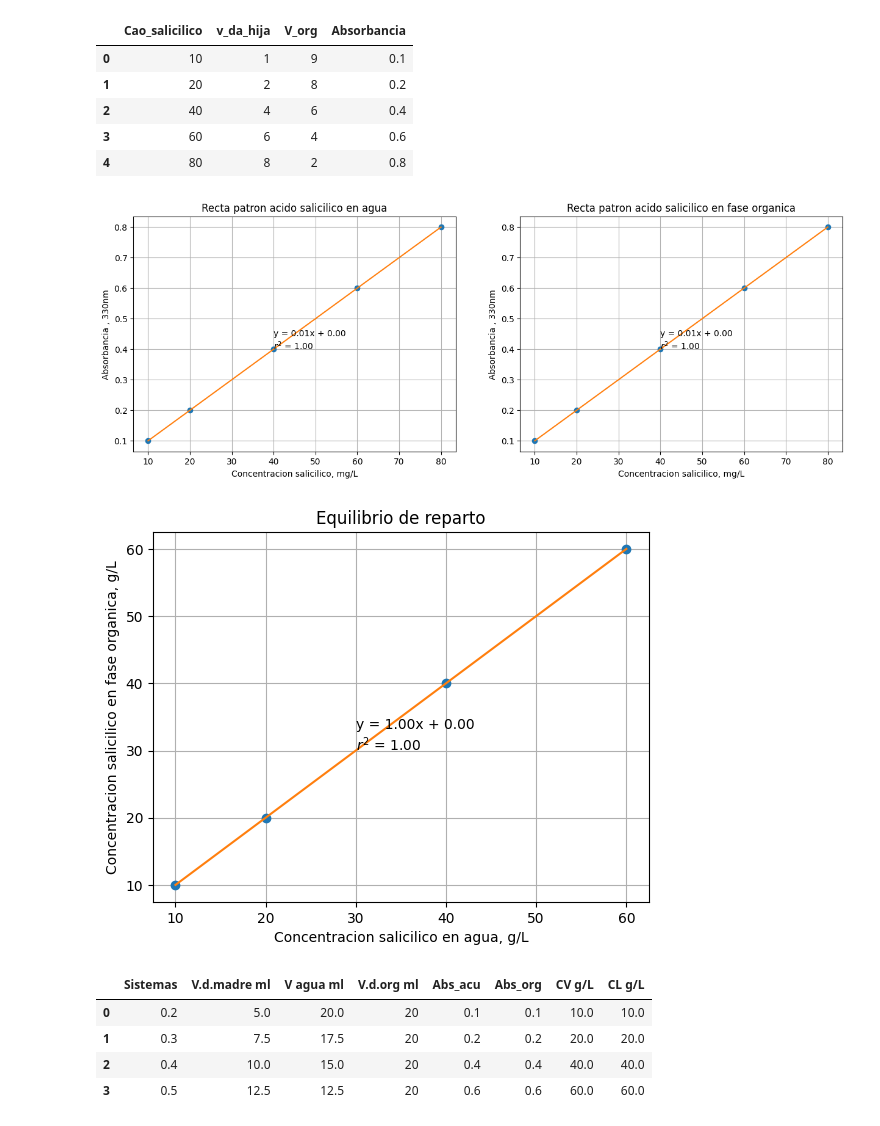
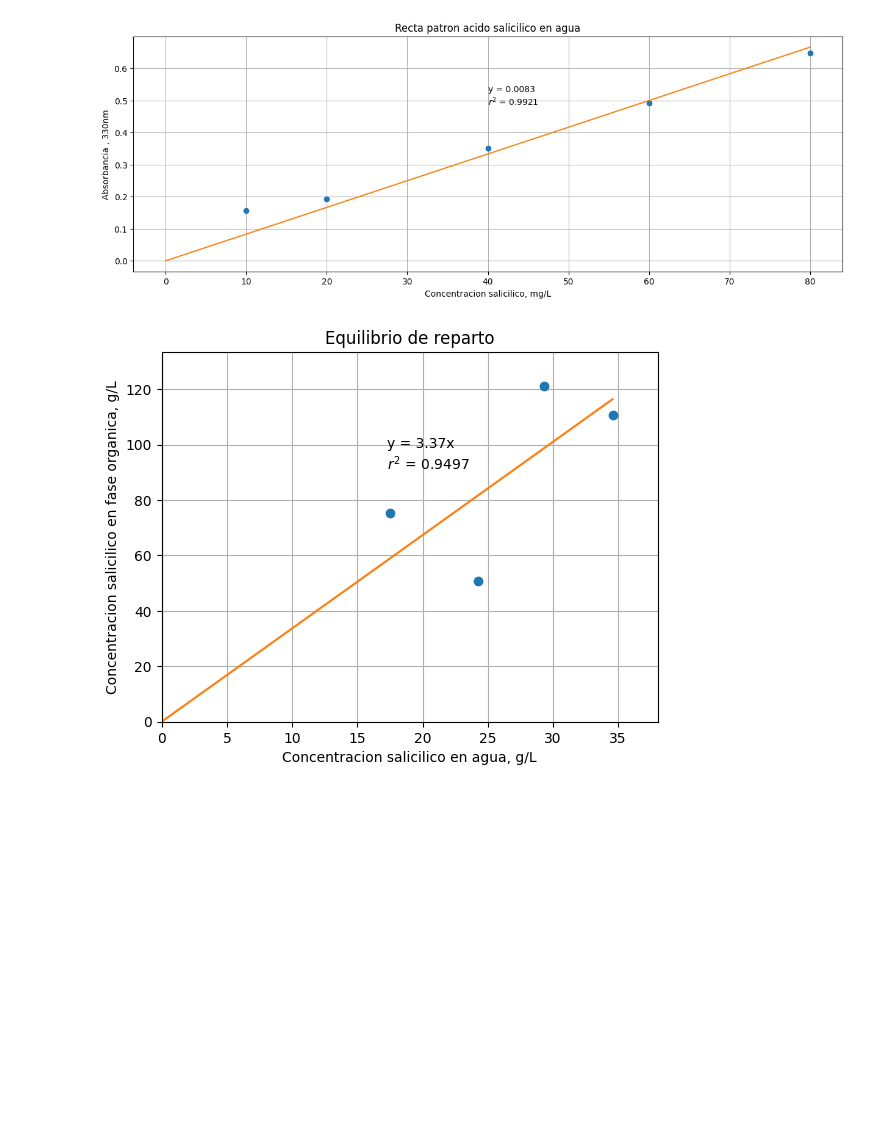
Before and after one commit to ChristianPh404/exp2, a Jupyter notebook: pract12.ipynb, the cells around one changed output. Saved outputs shown, nothing was run; the diff lists cells and outputs as text; code cells hidden in the pictures; blank space fills up the shorter version.

```diff
--- a/pract12.ipynb
+++ b/pract12.ipynb
@@ -4,72 +4,71 @@ import matplotlib.pyplot as plt
 import pandas as pd
 from IPython.display import display
 from scipy.stats import linregress
-
+from scipy.stats import gmean
 # Fase acuosa
 
 Ca_salicilico = np.array([10,20,40,60,80]) # mg/L
 v_da_hija = np.array([1,2,4,6,8]) # mL
 V_agua = np.array([9,8,6,4,2]) # mL
-Absorbancia = np.array([0.1,0.2,0.4,0.6,0.8]) # Absorbancia
+Absorbancia = np.array([0.156,0.192,0.351,0.492,0.648]) # Absorbancia
 
 df_acuosa = pd.DataFrame({'Ca_salicilico': Ca_salicilico, 'v_da_hija': v_da_hija, 'V_agua': V_agua, 'Absorbancia': Absorbancia})
 display(df_acuosa)
 
 # Fase orgánica
+slope1 = np.sum(Ca_salicilico * Absorbancia) / np.sum(Ca_salicilico**2)
+y_pred = slope1 * Ca_salicilico
 
-Cao_salicilico = np.array([10,20,40,60,80]) # mg/L
-v_da_hija = np.array([1,2,4,6,8]) # mL
-V_org = np.array([9,8,6,4,2]) # mL
-Absorbancia = np.array([0.1,0.2,0.4,0.6,0.8]) # Absorbancia
-slope1, intercept1, r_value1, p_value1, std_err1 = linregress(Ca_salicilico, Absorbancia)
-slope2, intercept2, r_value2, p_value2, std_err2 = linregress(Cao_salicilico, Absorbancia)
+# Calcular r^2 modificado (sin intercepto)
+ss_res = np.sum((Absorbancia - y_pred)**2)  # Suma de los residuos al cuadrado
+ss_tot = np.sum(Absorbancia**2)  # Usamos el total relativo al origen
+r_value1 = 1 - (ss_res / ss_tot)  # r^2 corregido
+
+x_vals = np.linspace(0, max(Ca_salicilico), 100)
 plt.figure(figsize=(15,5))
-plt.subplot(1,2,1)
 plt.plot(Ca_salicilico, Absorbancia, 'o')
-plt.plot(Ca_salicilico, slope1*Ca_salicilico + intercept1)
+plt.plot(x_vals, slope1 * x_vals, label="Ajuste Lineal (forzado)")
 plt.title('Recta patron acido salicilico en agua')
 plt.xlabel('Concentracion salicilico, mg/L')
 plt.ylabel('Absorbancia , 330nm')
-plt.text(max(Ca_salicilico)/2, max(Absorbancia)/2, 'y = {0:.2f}x + {1:.2f}\n$r^2$ = {2:.2f}'.format(slope1, intercept1, r_value1**2))
+plt.text(max(Ca_salicilico)/2, max(Absorbancia)*0.75, 'y = {0:.4f}\n$r^2$ = {1:.4f}'.format(slope1, r_value1))
 plt.grid()
 
-plt.subplot(1,2,2)
-plt.plot(Cao_salicilico, Absorbancia, 'o')
-plt.plot(Cao_salicilico, slope2*Cao_salicilico + intercept2)
-plt.title('Recta patron acido salicilico en fase organica')
-plt.xlabel('Concentracion salicilico, mg/L')
-plt.ylabel('Absorbancia , 330nm')
-plt.text(max(Cao_salicilico)/2, max(Absorbancia)/2, 'y = {0:.2f}x + {1:.2f}\n$r^2$ = {2:.2f}'.format(slope2, intercept2, r_value2**2))
-plt.grid()
 
-df1 = pd.DataFrame({'Cao_salicilico': Cao_salicilico, 'v_da_hija': v_da_hija, 'V_org': V_org, 'Absorbancia': Absorbancia})
-display(df1)
 
 # equilibrio de reparto
-
+slope2 = 0.0232
 Sistemas = np.array([0.2,0.3,0.4,0.5]) # g/L
 dmadre = np.array([5,7.5,10,12.5]) # mL
 V_agua_reparto = np.array([20,17.5,15,12.5]) # mL
 V_org_reparto = np.array([20,20,20,20]) # mL
-Abs_org = np.array([0.1,0.2,0.4,0.6]) # Absorbancia
-Co = (Abs_org / slope2)*4
-Abs_acu = np.array([0.1,0.2,0.4,0.6]) # Absorbancia
-Ca = (Abs_acu / slope1)*2
+Abs_org = np.array([1.749,1.177,0.703,0.641]) # Absorbancia
+Co = (Abs_org / slope2)*np.where(np.arange(len(Abs_org)) < 2, 1, 4)
+Abs_acu = np.array([0.073,0.101,0.122,0.144]) # Absorbancia
+Ca = (Abs_acu / slope1) * 2
 
-result = linregress(Ca, Co)
-kd = result.slope
-df3 = pd.DataFrame({'Sistemas': Sistemas, 'V.d.madre ml': dmadre, 'V agua ml': V_agua_reparto, 'V.d.org ml': V_org_reparto, 'Abs_acu': Abs_acu, 'Abs_org': Abs_org, 'CV g/L': Ca, 'CL g/L': Co})
-
+slope3 = np.sum(Ca * Co) / np.sum(Ca**2)
+y_pred2 = slope3 * Ca
+ss_res2 = np.sum((Co - y_pred2)**2)  # Suma de los residuos al cuadrado
+ss_tot2 = np.sum(Co**2)  # Total al cuadrado, relativo al origen
+r_value2 = 1 - (ss_res2 / ss_tot2)
+xvals2 = np.linspace(0, max(Ca), 100)
+KD = Co/Ca
+df3 = pd.DataFrame({'Sistemas': Sistemas, 'V.d.madre ml': dmadre, 'V agua ml': V_agua_reparto, 'V.d.org ml': V_org_reparto, 'Abs_acu': Abs_acu, 'Abs_org': Abs_org, 'CV g/L': Ca, 'CL g/L': Co, 'Coef. Reparto': KD})
+kd = slope3
 plt.figure()
 plt.plot(Ca, Co, 'o')
-plt.plot(Ca, result.slope*Ca + result.intercept)
+plt.plot(xvals2, slope3 * xvals2, label="Ajuste Lineal forzado")
 plt.title('Equilibrio de reparto')
 plt.xlabel('Concentracion salicilico en agua, g/L')
 plt.ylabel('Concentracion salicilico en fase organica, g/L')
-plt.text(max(Ca)/2, max(Co)/2, 'y = {0:.2f}x + {1:.2f}\n$r^2$ = {2:.2f}'.format(result.slope, result.intercept, result.rvalue**2))
+plt.text(max(Ca)/2, max(Co)*0.75, 'y = {0:.2f}x\n$r^2$ = {1:.4f}'.format(slope3, r_value2))
+plt.xlim(0, max(Ca) * 1.1)  # Incluir el origen en el eje x
+plt.ylim(0, max(Co) * 1.1)  # Incluir el origen en el eje y
 plt.grid()
 plt.show()
 display(df3)
-print('El coeficiente de reparto es: {0:.2f}'.format(kd))
+kdfinal = gmean(KD)
+print('El valor de KD es: ', kdfinal)
 # %% [output]
 |  | Ca_salicilico | v_da_hija | V_agua | Absorbancia |
@@ -81,13 +80,2 @@ print('El coeficiente de reparto es: {0:.2f}'.format(kd))
-|  | Cao_salicilico | v_da_hija | V_org | Absorbancia |
-| 0 | 10 | 1 | 9 | 0.1 |
-| 1 | 20 | 2 | 8 | 0.2 |
-| 2 | 40 | 4 | 6 | 0.4 |
-| 3 | 60 | 6 | 4 | 0.6 |
-| 4 | 80 | 8 | 2 | 0.8 |
-[figure, old version]
+[figure, new version]
-[figure, old version]
+[figure, new version]
-|  | Sistemas | V.d.madre ml | V agua ml | V.d.org ml | Abs_acu | Abs_org | CV g/L | CL g/L |
-| 0 | 0.2 | 5.0 | 20.0 | 20 | 0.1 | 0.1 | 10.0 | 10.0 |
-| 1 | 0.3 | 7.5 | 17.5 | 20 | 0.2 | 0.2 | 20.0 | 20.0 |
-| 2 | 0.4 | 10.0 | 15.0 | 20 | 0.4 | 0.4 | 40.0 | 40.0 |
-| 3 | 0.5 | 12.5 | 12.5 | 20 | 0.6 | 0.6 | 60.0 | 60.0 |
```
Also changed, not shown: parts of 1 cell of this notebook, 1 other file.
